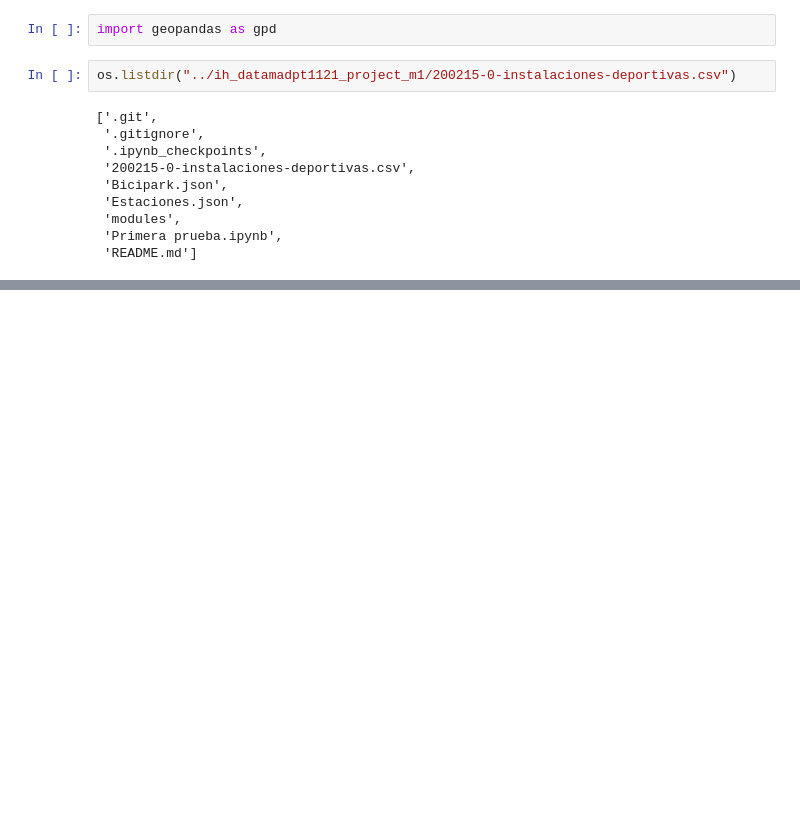
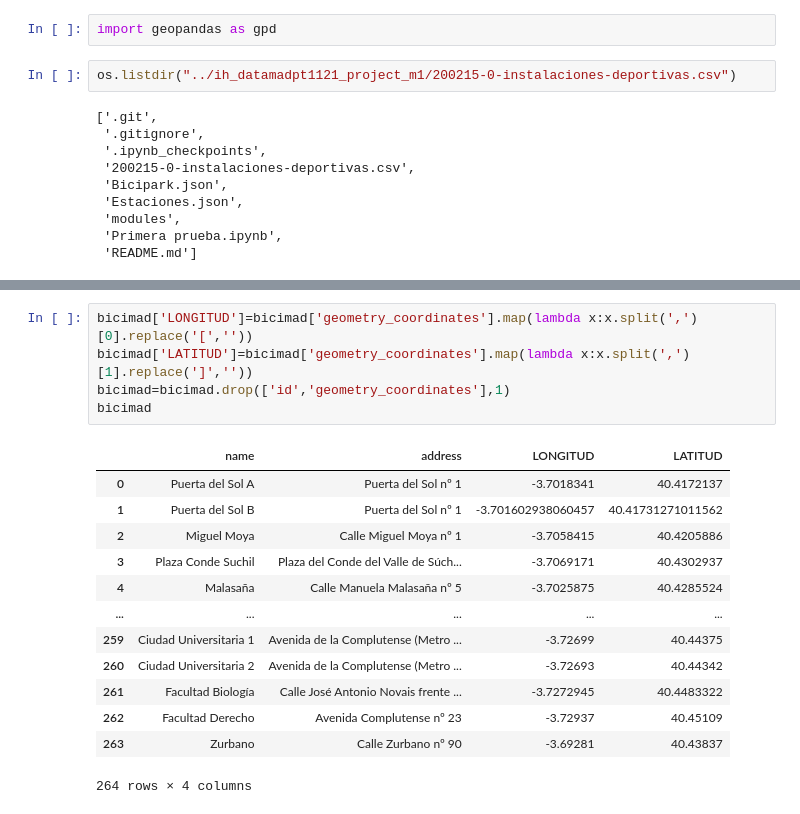
Before and after one commit to DiegoMerello/ih_datamadpt1121_project_m1, a Jupyter notebook: Primera prueba.ipynb, the cells around one changed output, grey strips where cells are left out. Cells and saved outputs as stored; diff of their text form; blank space fills up the shorter version.

```diff
--- a/Primera prueba.ipynb
+++ b/Primera prueba.ipynb
@@ -94,0 +147,19 @@ bicimad
+# %%
+bicimad['LONGITUD']=bicimad['geometry_coordinates'].map(lambda x:x.split(',')[0].replace('[',''))
+bicimad['LATITUD']=bicimad['geometry_coordinates'].map(lambda x:x.split(',')[1].replace(']',''))
+bicimad=bicimad.drop(['id','geometry_coordinates'],1)
+bicimad
+# %% [output]
+|  | name | address | LONGITUD | LATITUD |
+| 0 | Puerta del Sol A | Puerta del Sol nº 1 | -3.7018341 | 40.4172137 |
+| 1 | Puerta del Sol B | Puerta del Sol nº 1 | -3.701602938060457 | 40.41731271011562 |
+| 2 | Miguel Moya | Calle Miguel Moya nº 1 | -3.7058415 | 40.4205886 |
+| 3 | Plaza Conde Suchil | Plaza del Conde del Valle de Súch... | -3.7069171 | 40.4302937 |
+| 4 | Malasaña | Calle Manuela Malasaña nº 5 | -3.7025875 | 40.4285524 |
+| ... | ... | ... | ... | ... |
+| 259 | Ciudad Universitaria 1 | Avenida de la Complutense (Metro ... | -3.72699 | 40.44375 |
+| 260 | Ciudad Universitaria 2 | Avenida de la Complutense (Metro ... | -3.72693 | 40.44342 |
+| 261 | Facultad Biología | Calle José Antonio Novais frente ... | -3.7272945 | 40.4483322 |
+| 262 | Facultad Derecho | Avenida Complutense nº 23 | -3.72937 | 40.45109 |
+| 263 | Zurbano | Calle Zurbano nº 90 | -3.69281 | 40.43837 |
+264 rows × 4 columns
```
Also changed, not shown: parts of 9 cells of this notebook.
